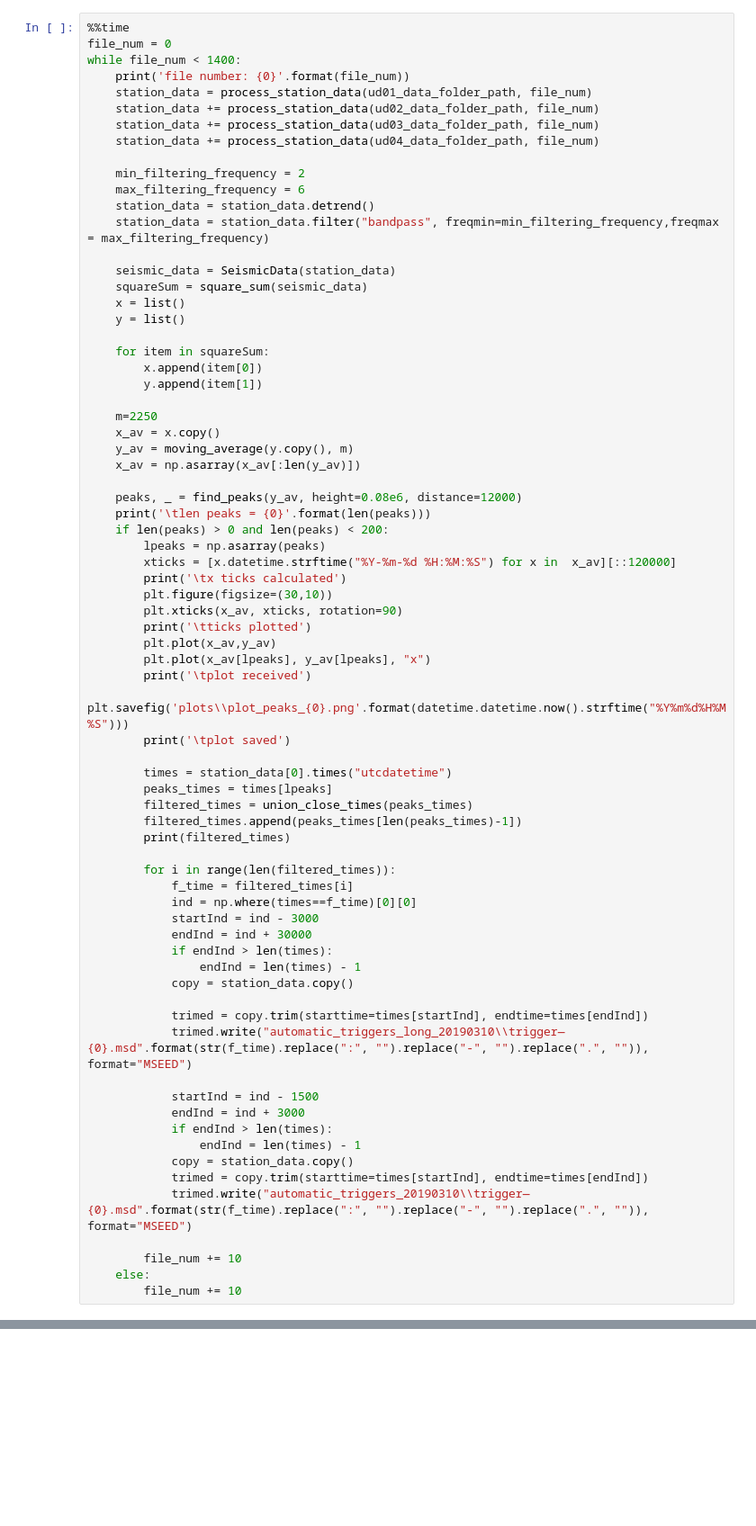
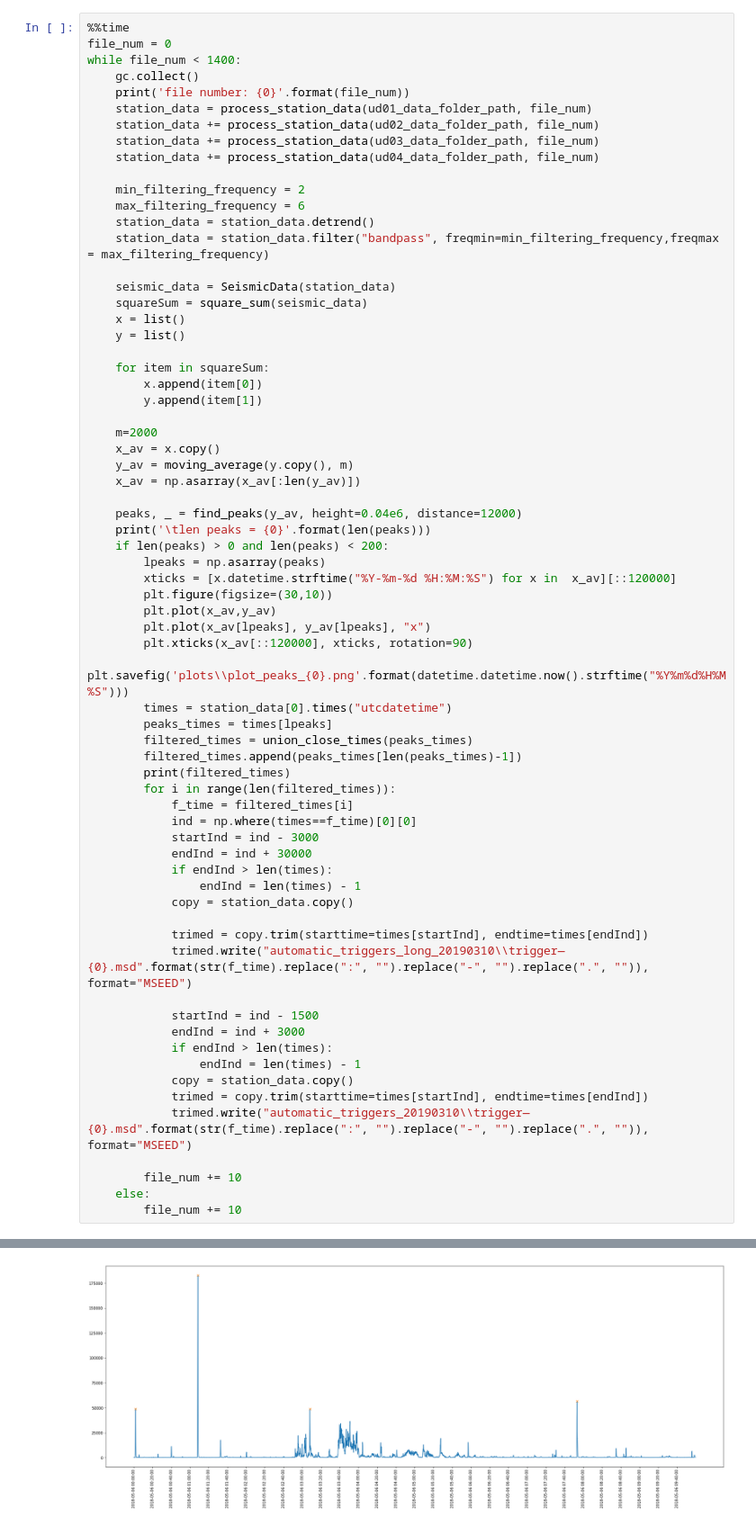
Before and after one commit to asergeev95/obspy_data_processing, a Jupyter notebook: OBSPY/CompressedTriggersCutting.ipynb, the cells around one changed output, grey strips where cells are left out. Shown at 90% size. Saved outputs shown, nothing was run; the diff lists cells and outputs as text; blank space fills up the shorter version.

```diff
--- a/OBSPY/CompressedTriggersCutting.ipynb
+++ b/OBSPY/CompressedTriggersCutting.ipynb
@@ -61,6 +68,7 @@ def moving_average(a, n):
 %%time
 file_num = 0
 while file_num < 1400:
+    gc.collect()
     print('file number: {0}'.format(file_num))
     station_data = process_station_data(ud01_data_folder_path, file_num)
     station_data += process_station_data(ud02_data_folder_path, file_num)
@@ -81,32 +89,26 @@ while file_num < 1400:
         x.append(item[0])
         y.append(item[1])
 
-    m=2250
+    m=2000
     x_av = x.copy()
     y_av = moving_average(y.copy(), m)
     x_av = np.asarray(x_av[:len(y_av)])
 
-    peaks, _ = find_peaks(y_av, height=0.08e6, distance=12000)
+    peaks, _ = find_peaks(y_av, height=0.04e6, distance=12000)
     print('\tlen peaks = {0}'.format(len(peaks)))
     if len(peaks) > 0 and len(peaks) < 200:
         lpeaks = np.asarray(peaks)
         xticks = [x.datetime.strftime("%Y-%m-%d %H:%M:%S") for x in  x_av][::120000]
-        print('\tx ticks calculated')
         plt.figure(figsize=(30,10))
-        plt.xticks(x_av, xticks, rotation=90)
-        print('\tticks plotted')
         plt.plot(x_av,y_av)
         plt.plot(x_av[lpeaks], y_av[lpeaks], "x")
-        print('\tplot received')
+        plt.xticks(x_av[::120000], xticks, rotation=90)
         plt.savefig('plots\\plot_peaks_{0}.png'.format(datetime.datetime.now().strftime("%Y%m%d%H%M%S")))
-        print('\tplot saved')
-
         times = station_data[0].times("utcdatetime")
         peaks_times = times[lpeaks]
         filtered_times = union_close_times(peaks_times)
         filtered_times.append(peaks_times[len(peaks_times)-1])
         print(filtered_times)
-
         for i in range(len(filtered_times)):
             f_time = filtered_times[i]
             ind = np.where(times==f_time)[0][0]
@@ -151,0 +174 @@ len peaks = 1
+[figure, added]
```
Also changed, not shown: parts of 4 cells of this notebook, 1 other file.
